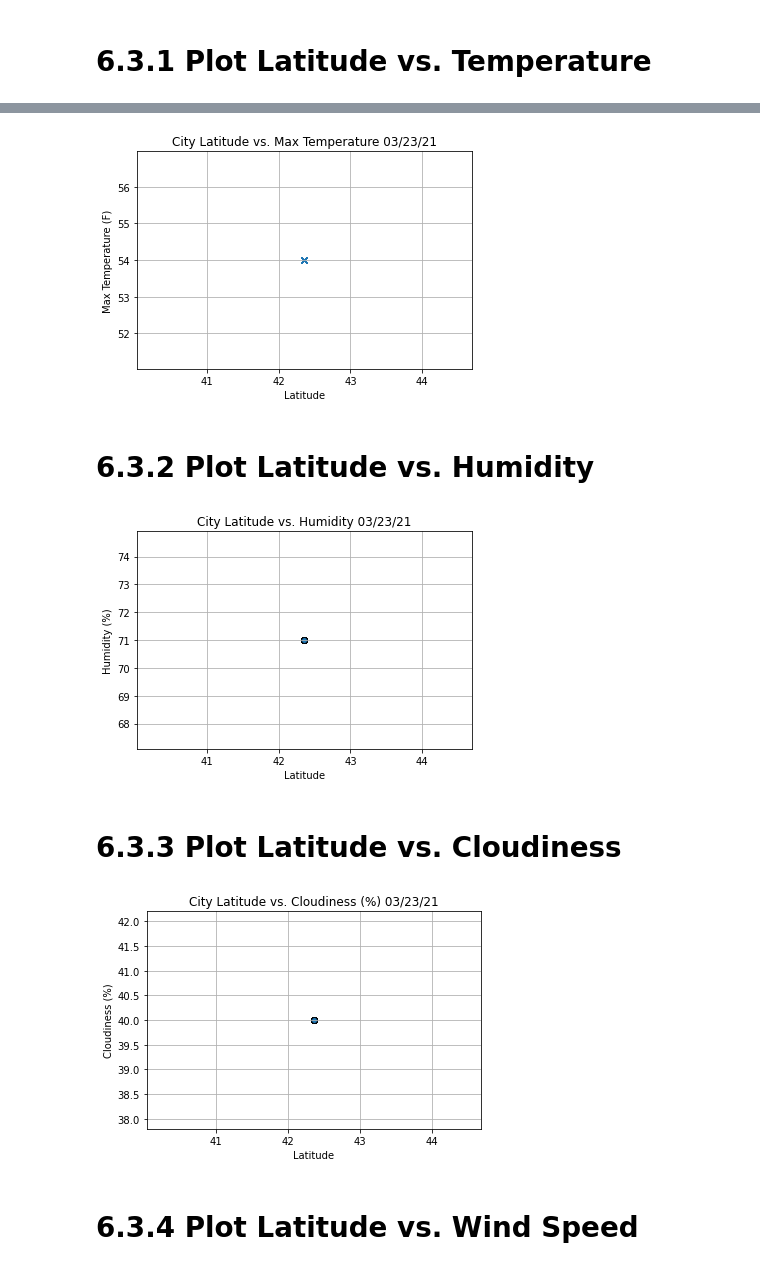
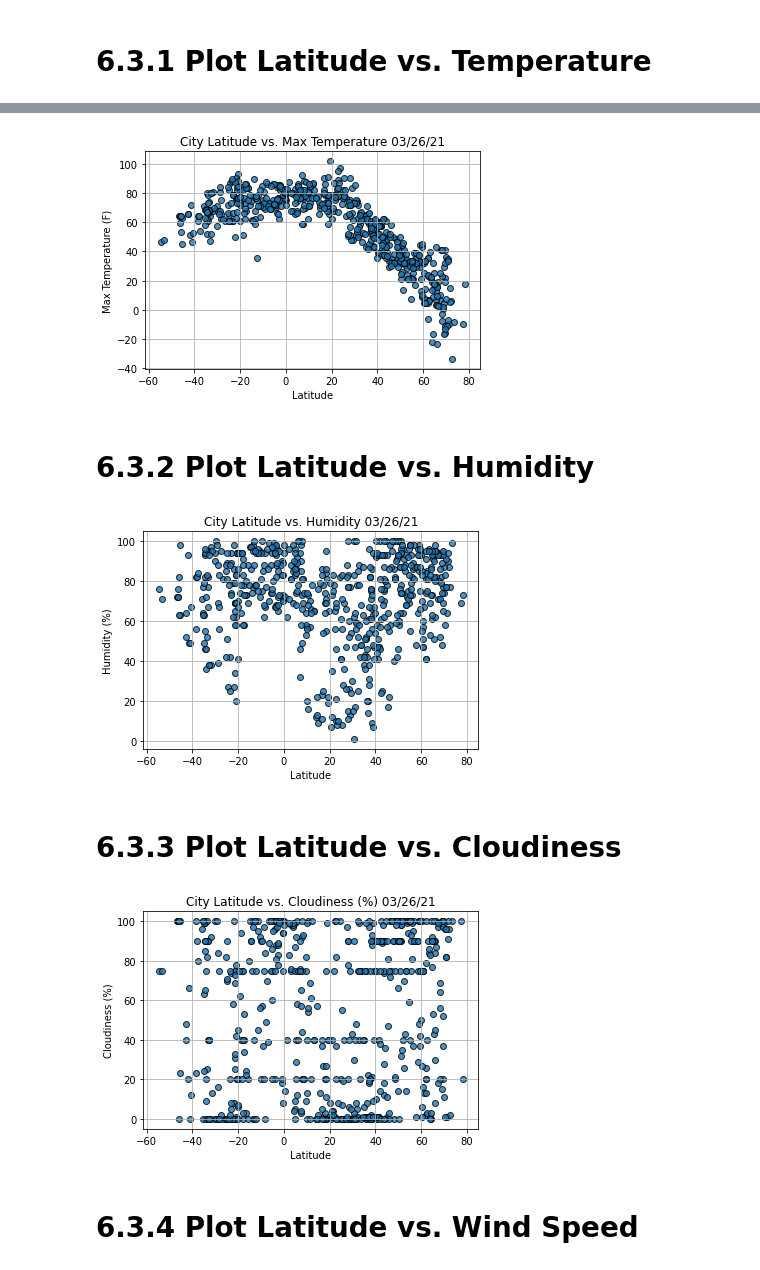
Before and after one commit to hira-ayub/World_Weather_Analysis, a Jupyter notebook: WeatherPy.ipynb, the cells around one changed output, grey strips where cells are left out. Cells and saved outputs as stored; diff of their text form; code cells hidden in the pictures.

```diff
--- a/WeatherPy.ipynb
+++ b/WeatherPy.ipynb
@@ -71,8 +46,8 @@ http://api.openweathermap.org/data/2.5/weather?units=Imperial&APPID=24fdd65da45b
 #that we can access them later. Since we are creating arrays of latitudes and longitudes, we'll declare each array as a
 #variable.
 # Create a set of random latitude and longitude combinations.
-lats = np.random.uniform(low=-90.000, high=90.000, size=500)
-lngs = np.random.uniform(low=-180.000, high=180.000, size=500)
+lats = np.random.uniform(low=-90.000, high=90.000, size=1500)
+lngs = np.random.uniform(low=-180.000, high=180.000, size=1500)
 lat_lngs = zip(lats, lngs)
 lat_lngs
 
@@ -126,3 +100,0 @@ len(cities)
-# %%
-# Starting URL for Weather Map API Call.
-url = "http://api.openweathermap.org/data/2.5/weather?units=Imperial&APPID=" + weather_api_key+ "&q=" + "Boston"
@@ -277,3 +216,13 @@ print(lat, lng, max_temp, humidity, clouds, wind)
+# %%
+# Loop through all the cities in our list.
+for i in range(len(cities)):
+
+    # Group cities in sets of 50 for logging purposes.
+    if (i % 50 == 0 and i >= 50):
+        set_count += 1
+        record_count = 1
+    # Create endpoint URL with each city.
+    city_url = url + "&q=" + cities[i]
 # %% [markdown]
 # 6.2.5: Convert the Date Timestamp
 # %%
@@ -322,7 +279,7 @@ for i, city in enumerate(cities):
     # Add 1 to the record count.
     record_count += 1
     # Run an API request for each of the cities.
-for city in cities:
+
     try:
         # Parse the JSON and retrieve data.
         city_weather = requests.get(city_url).json()
@@ -448,23 +417,26 @@ today
 # %%
+# Import time module
+import time
+
 # Build the scatter plot for latitude vs. max temperature.
 plt.scatter(lats,
             max_temps,
-            edgecolor="black", linewidths=1, marker="x",
+            edgecolor="black", linewidths=1, marker="o",
             alpha=0.8, label="Cities")
 
 # Incorporate the other graph properties.
 plt.title(f"City Latitude vs. Max Temperature "+ time.strftime("%x"))
 plt.ylabel("Max Temperature (F)")
 plt.xlabel("Latitude")
 plt.grid(True)
 
 # Save the figure.
 plt.savefig("Resources/Fig1.png")
 
 # Show plot.
 plt.show()
 # %% [output]
-[figure, old version]
+[figure, new version]
 # %% [markdown]
 # 6.3.2 Plot Latitude vs. Humidity
 # %%
@@ -484,7 +456,7 @@ plt.savefig("Resources/Fig2.png")
 # Show plot.
 plt.show()
 # %% [output]
-[figure, old version]
+[figure, new version]
 # %% [markdown]
 # 6.3.3 Plot Latitude vs. Cloudiness
 # %%
@@ -504,7 +476,7 @@ plt.savefig("Resources/Fig3.png")
 # Show plot.
 plt.show()
 # %% [output]
-[figure, old version]
+[figure, new version]
 # %% [markdown]
 # 6.3.4 Plot Latitude vs. Wind Speed
 # %%
```
Also changed, not shown: parts of 52 cells of this notebook, 7 other files.
